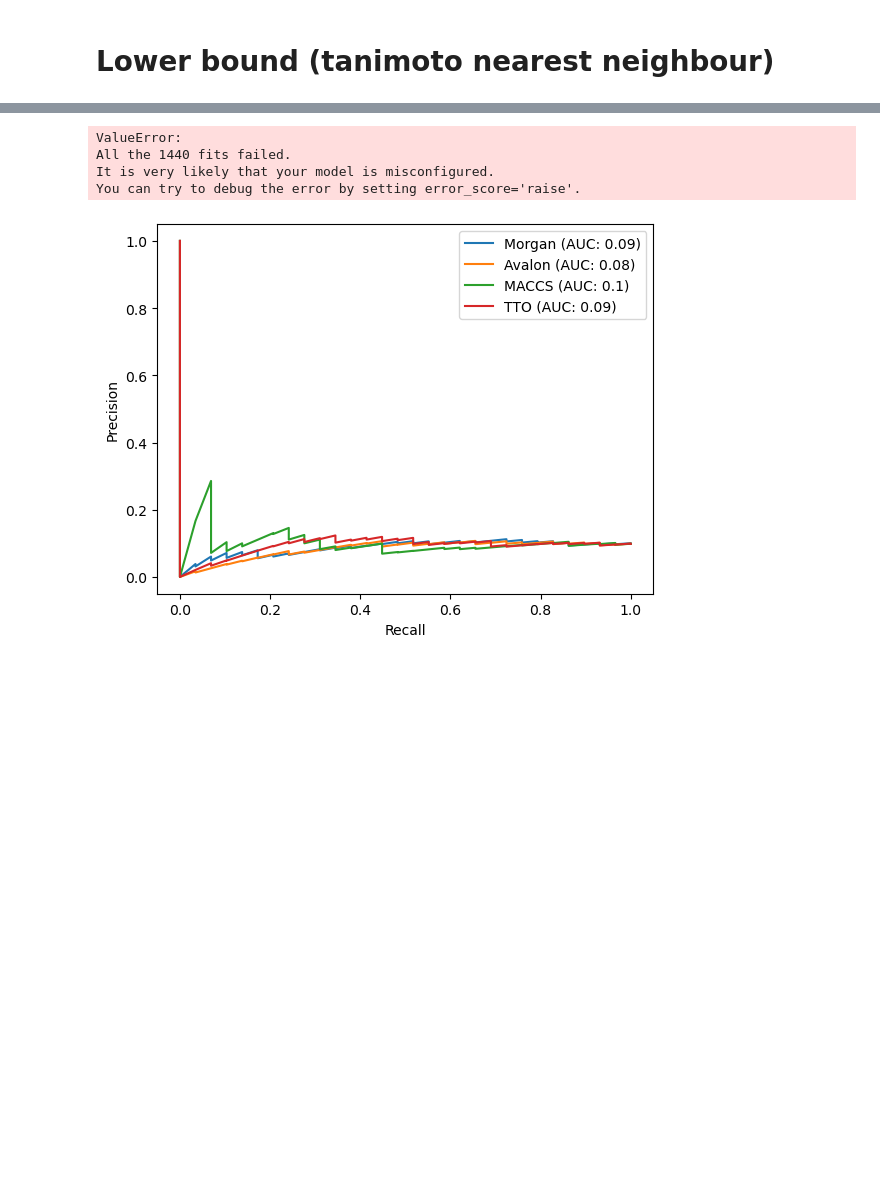
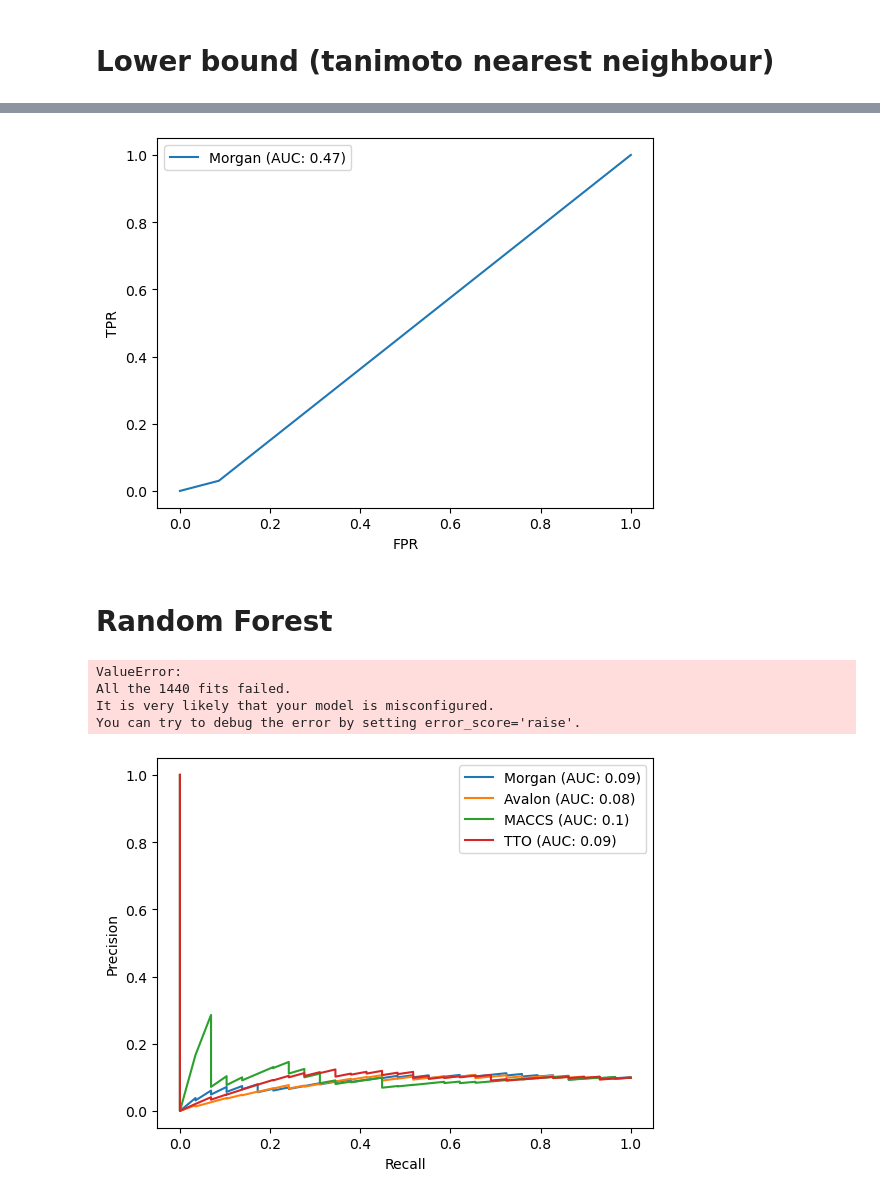
Before and after one commit to violet-hub/metrics, a Jupyter notebook: 1a 1c 2a classification.ipynb, the cells around one changed output, grey strips where cells are left out. Cells and saved outputs as stored; diff of their text form; code cells hidden in the pictures; blank space fills up the shorter version.

```diff
--- a/1a 1c 2a classification.ipynb
+++ b/1a 1c 2a classification.ipynb
@@ -348,3 +392,18 @@ plt.show()
+# %%
+# Get ROC curves
+random_fpr, random_tpr, _ = metrics.roc_curve(y_test, random_predict)
+random_roc_auc = metrics.auc(random_fpr, random_tpr)
+
+plt.xlabel('FPR')
+plt.ylabel('TPR')
+plt.plot(random_fpr, random_tpr,
+         label="Morgan (AUC: " + str(round(random_roc_auc*100)/100) + ")")
+plt.legend()
+plt.show()
+# %% [output]
+[figure, added]
+# %% [markdown]
+# Random Forest
 # %%
 X_train_morgan = np.array(list(train_df["Morgan"]))
 X_train_avalon = np.array(list(train_df["Avalon"]))
```
Also changed, not shown: parts of 10 cells of this notebook.
